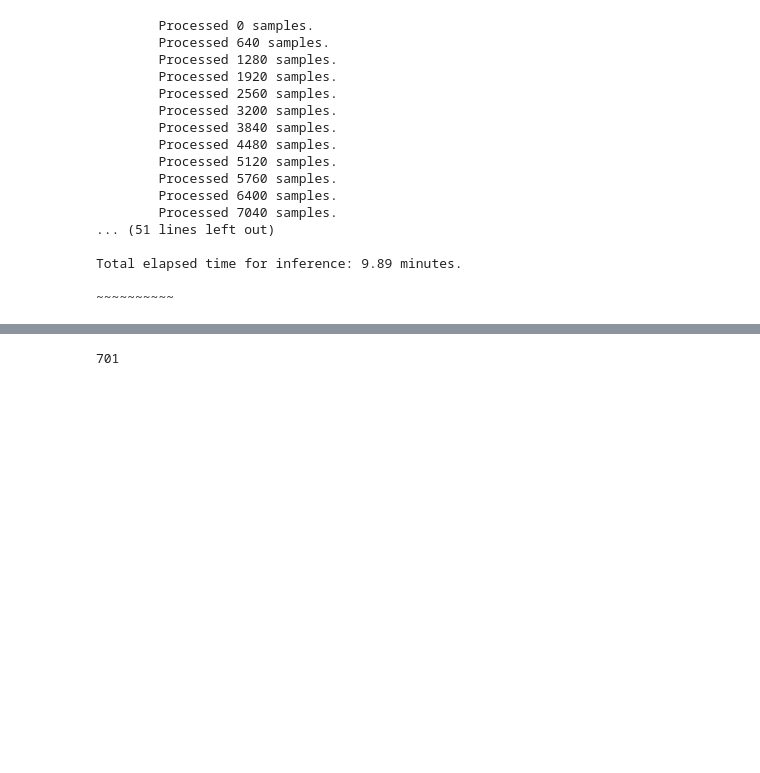
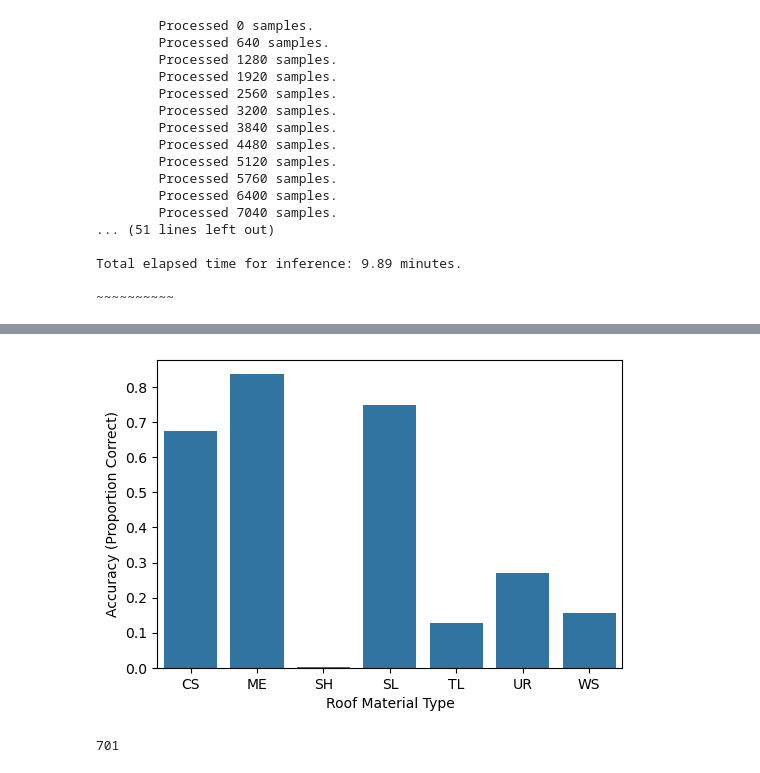
Before and after one commit to maxwellCcook/rooftop-mapping, a Jupyter notebook: code/06resnet18-dc-classification.ipynb, the cells around one changed output, grey strips where cells are left out. Saved outputs shown, nothing was run; the diff lists cells and outputs as text; code cells hidden in the pictures; blank space fills up the shorter version.

```diff
--- a/code/06resnet18-dc-classification.ipynb
+++ b/code/06resnet18-dc-classification.ipynb
@@ -320,3 +399,20 @@ inference_ref.columns
+# %%
+inference_ref_['agreement'] = inference_ref_['class_code'] == inference_ref_['prediction']
+acc = inference_ref_.groupby('class_code')['agreement'].mean().reset_index()
+
+# Plot the agreement percentages by class
+plt.figure(figsize=(6, 4))
+sns.barplot(x='class_code', y='agreement', data=acc)
+plt.ylabel('Accuracy (Proportion Correct)')
+plt.xlabel('Roof Material Type')
+
+# Save the plot
+out_png = os.path.join(results_dir, 'classification/dc-resnet18-inference_ms-footprints_accuracy.png')
+plt.savefig(out_png, dpi=300, bbox_inches='tight')
+
+plt.show()
+# %% [output]
+[figure, added]
 # %%
 gc.collect()
 # %% [output]
```
Also changed, not shown: parts of 12 cells of this notebook, 1 other file.
